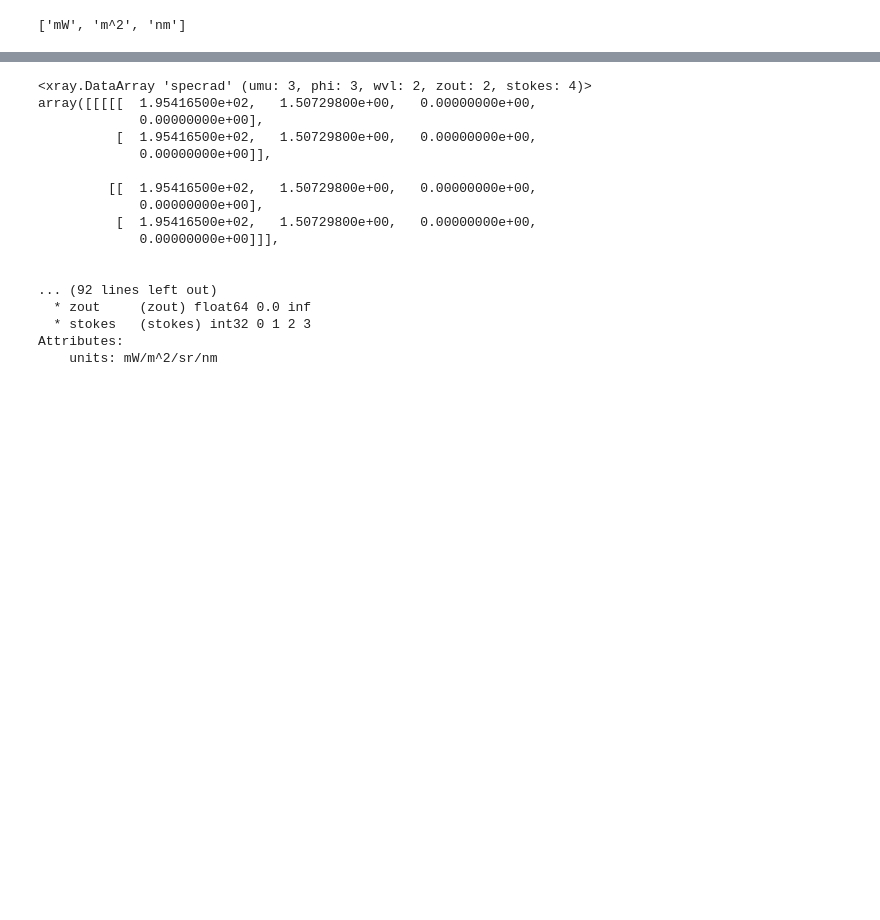
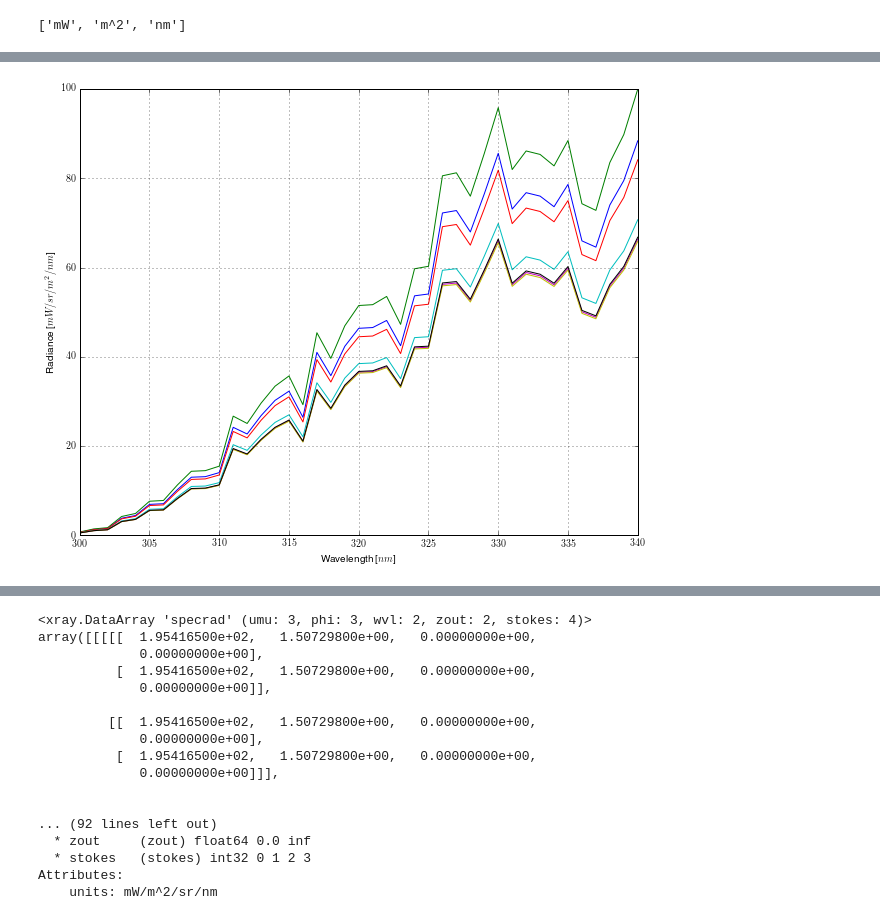
Before and after one commit to derekjgriffith/nbMORTICIA, a Jupyter notebook: rad/02a-libRadtranTutorial.ipynb, the cells around one changed output, grey strips where cells are left out. Drawn from its saved outputs; the diff is of its cells as text; code cells hidden in the pictures; blank space fills up the shorter version.

```diff
--- a/rad/02a-libRadtranTutorial.ipynb
+++ b/rad/02a-libRadtranTutorial.ipynb
@@ -201,10 +266,12 @@ plt.grid()
 # %%
 plt.figure(figsize=(10, 8))
 for iphi in range(y.n_phi):
     plt.plot(y.wvl, y.uu[2,iphi,:,1]) # order is umu, phi, wvl, zout, stokes
 plt.xlabel('Wavelength [$nm$]')
-plt.ylabel('Radiance [$mW/m^2/sr/nm$]')
+plt.ylabel('Radiance ' + y.rad_units_str(latex=True))
 plt.grid()
+# %% [output]
+[figure, added]
 # %%
 # Solar irradiance profiles with old LOWTRAN model (fast, but not very accurate)
 z = librad.Case(filename='examples/UVSPEC_PROFILES4.INP')
```
Also changed, not shown: parts of 39 cells of this notebook, 3 other files.
